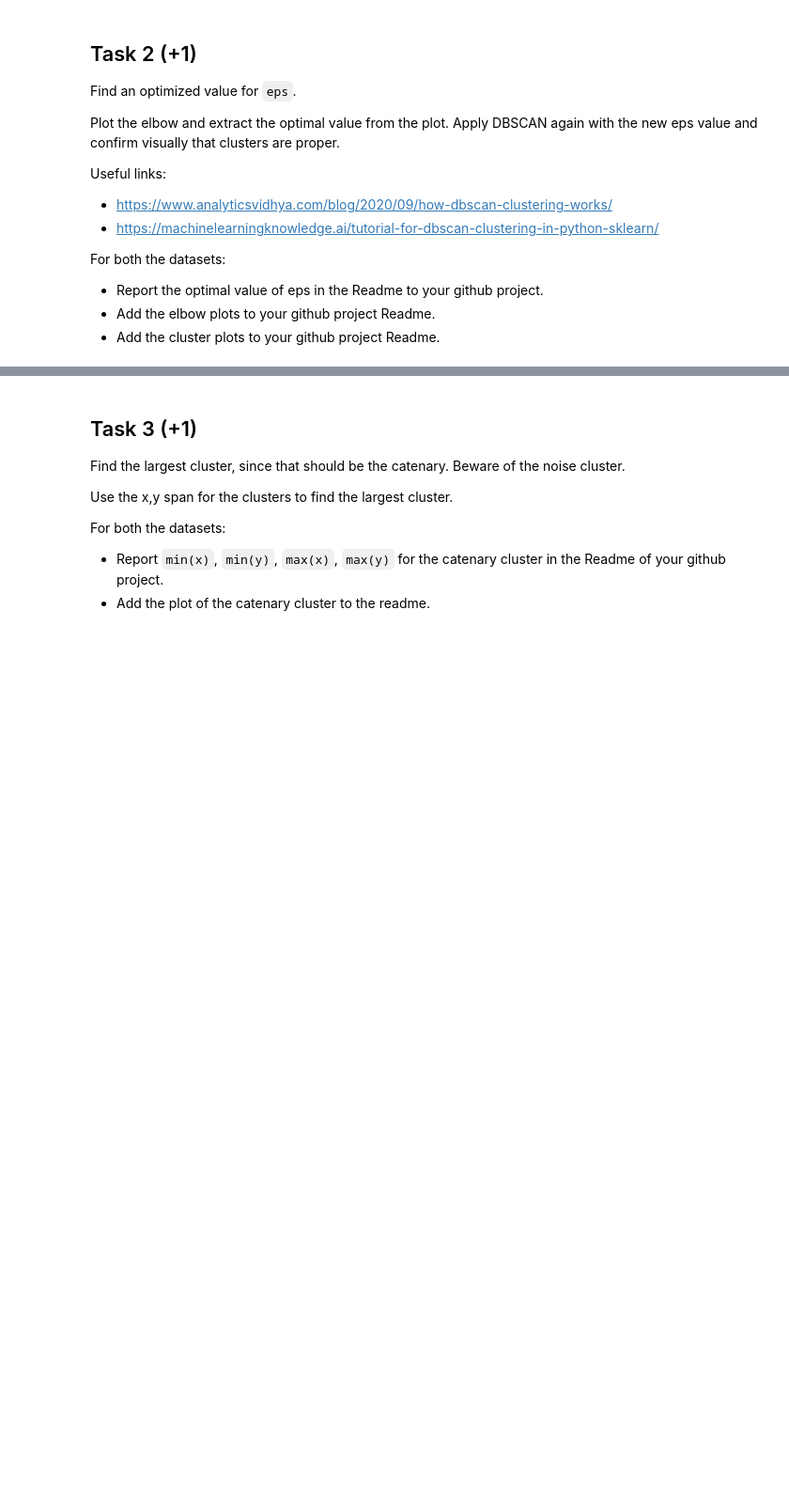
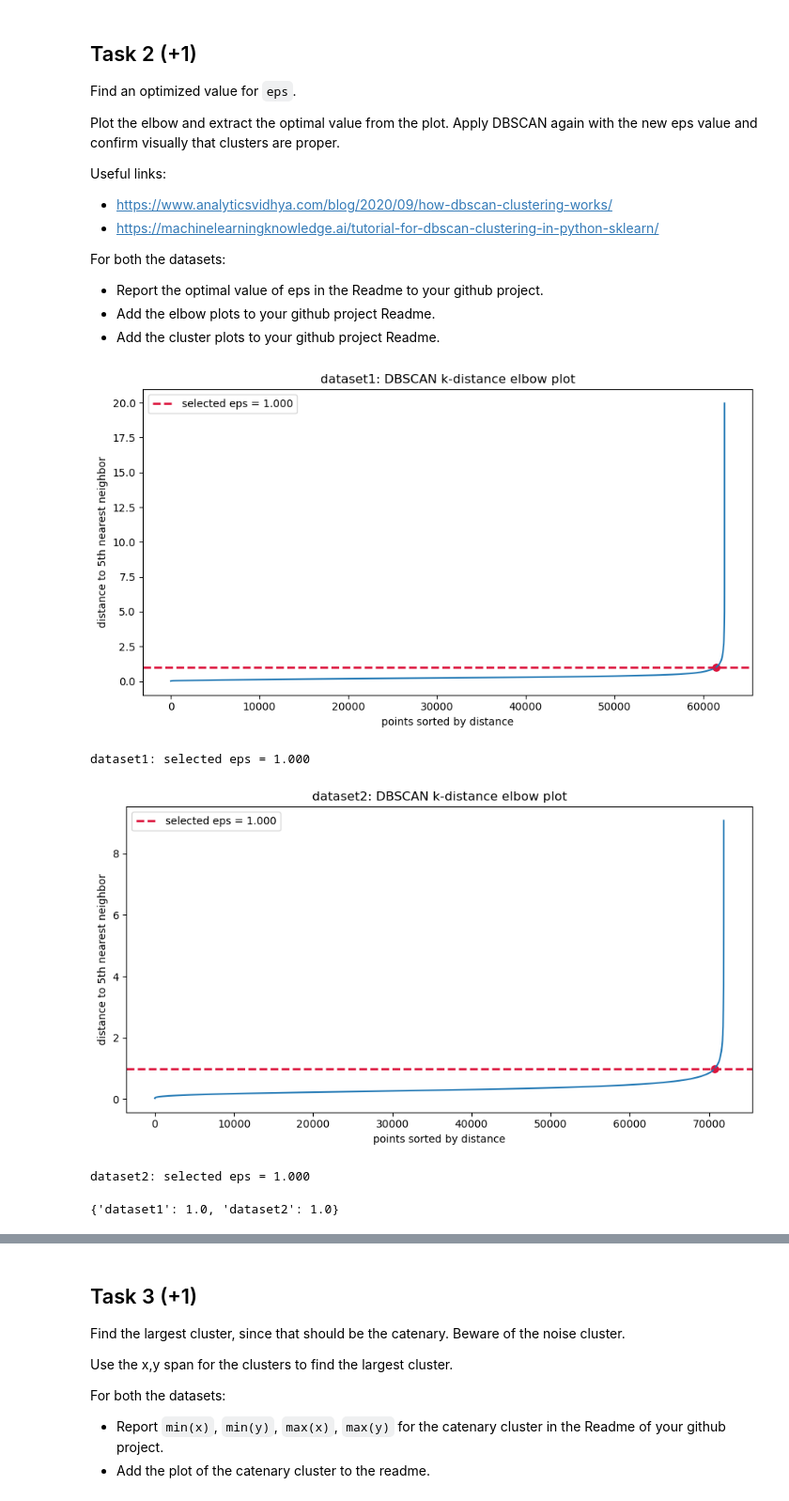
Before and after one commit to viktormm/D7015B-Assignment-5, a Jupyter notebook: share.ipynb, the cells around one changed output, grey strips where cells are left out. Shown at 94% size. Saved outputs shown, nothing was run; the diff lists cells and outputs as text; code cells hidden in the pictures; blank space fills up the shorter version.

```diff
--- a/share.ipynb
+++ b/share.ipynb
@@ -146,3 +145,49 @@ For both the datasets:
 - Report the optimal value of eps in the Readme to your github project.
 - Add the elbow plots to your github project Readme.
 - Add the cluster plots to your github project Readme.
+# %%
+def plot_eps_elbow(points, dataset_name, selected_eps, min_samples=5):
+    tree = KDTree(points)
+    distances, _ = tree.query(points, k=min_samples)
+    k_distances = np.sort(distances[:, -1])
+
+    Path('images').mkdir(exist_ok=True)
+    eps_idx = np.searchsorted(k_distances, selected_eps)
+    eps_idx = min(eps_idx, len(k_distances) - 1)
+
+    plt.figure(figsize=(9, 5))
+    plt.plot(k_distances, linewidth=1.5)
+    plt.axhline(selected_eps, color='crimson', linestyle='--', linewidth=2, label=f'selected eps = {selected_eps:.3f}')
+    plt.scatter(eps_idx, k_distances[eps_idx], color='crimson', s=45)
+    plt.title(f'{dataset_name}: DBSCAN k-distance elbow plot')
+    plt.xlabel('points sorted by distance')
+    plt.ylabel(f'distance to {min_samples}th nearest neighbor')
+    plt.legend()
+    plt.tight_layout()
+    plt.savefig(Path('images') / f'{dataset_name}_dbscan_elbow.png', dpi=200)
+    plt.show()
+
+    return k_distances
+# %%
+min_samples = 5
+
+# Chosen from the elbow plots: this is near the beginning of the sharp upward bend.
+eps_values = {
+    'dataset1': 1.0,
+    'dataset2': 1.0,
+}
+
+k_distances_by_dataset = {}
+
+for dataset_name, points in pcd_above_ground_by_dataset.items():
+    k_distances = plot_eps_elbow(points, dataset_name, selected_eps=eps_values[dataset_name], min_samples=min_samples)
+    k_distances_by_dataset[dataset_name] = k_distances
+    print(f'{dataset_name}: selected eps = {eps_values[dataset_name]:.3f}')
+
+eps_values
+# %% [output]
+[figure, added]
+dataset1: selected eps = 1.000
+[figure, added]
+dataset2: selected eps = 1.000
+{'dataset1': 1.0, 'dataset2': 1.0}
```
Also changed, not shown: parts of 13 cells of this notebook, 6 other files.
